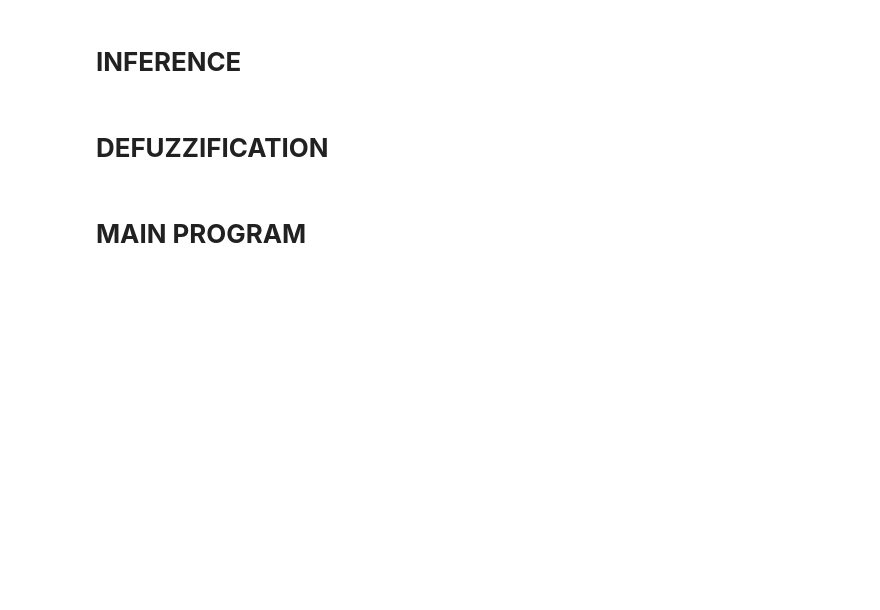
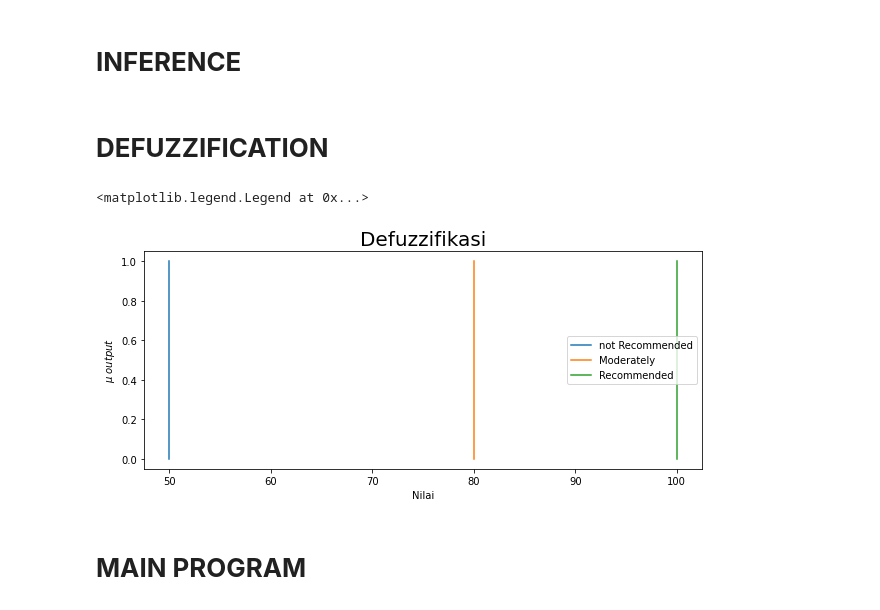
Before and after one commit to serlysetyani/fuzzyLogic, a Jupyter notebook: fuzzyLogic.ipynb, the cells around one changed output. Cells and saved outputs as stored; diff of their text form; code cells hidden in the pictures; blank space fills up the shorter version.

Commit message:
Add Sugeno Graph Plot

```diff
--- a/fuzzyLogic.ipynb
+++ b/fuzzyLogic.ipynb
@@ -187,6 +190,24 @@ def defuzzification(inferenceSet):
   multiplier = (inferenceSet[0]*100) + (inferenceSet[1]*80) + (inferenceSet[2]*50)
   divider = inferenceSet[0] + inferenceSet[1] + inferenceSet[2]
   return multiplier/divider
+# %%
+xnotRecommended = [50,50]
+xmoderately = [80,80]
+xRecommended = [100,100]
+
+y = [0,1]
+
+plt.figure(figsize=(10,4))
+plt.title('Defuzzifikasi',fontsize = 20)
+plt.plot(xnotRecommended,y,label='not Recommended')
+plt.plot(xmoderately,y,label='Moderately')
+plt.plot(xRecommended,y,label='Recommended')
+plt.xlabel('Nilai')
+plt.ylabel(r'$\mu\ output$')
+plt.legend()
+# %% [output]
+<matplotlib.legend.Legend at 0x...>
+[figure, added]
 # %% [markdown]
 # **MAIN PROGRAM**
 # %%
```
Also changed, not shown: parts of 4 cells of this notebook.
